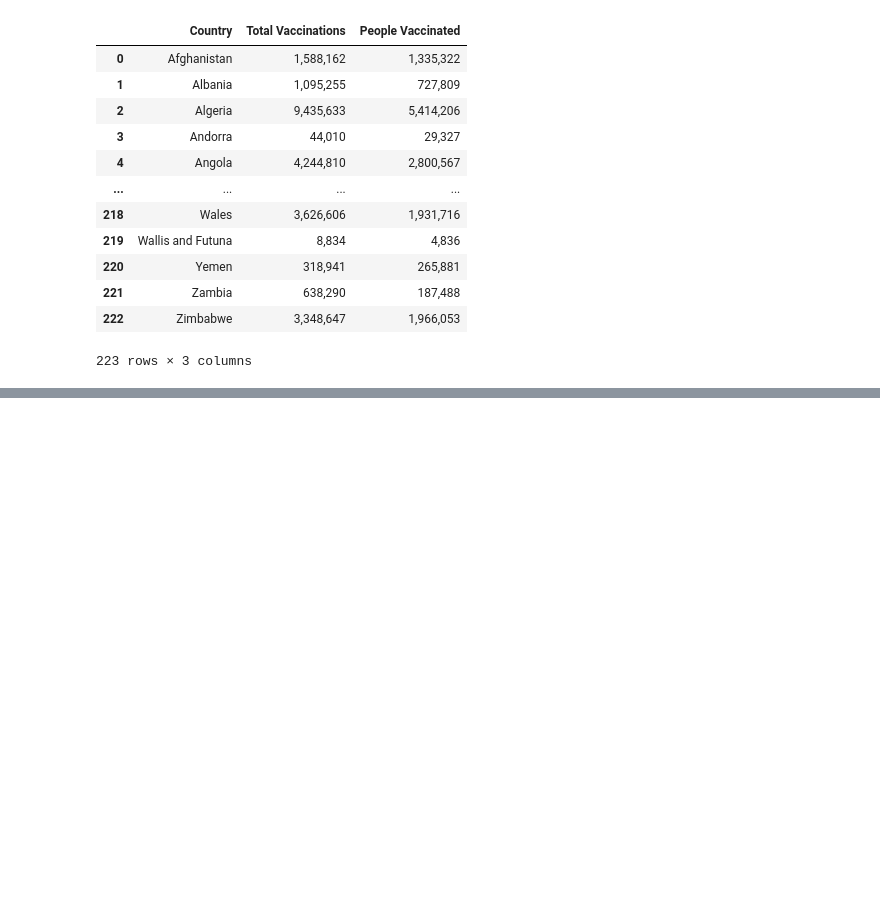
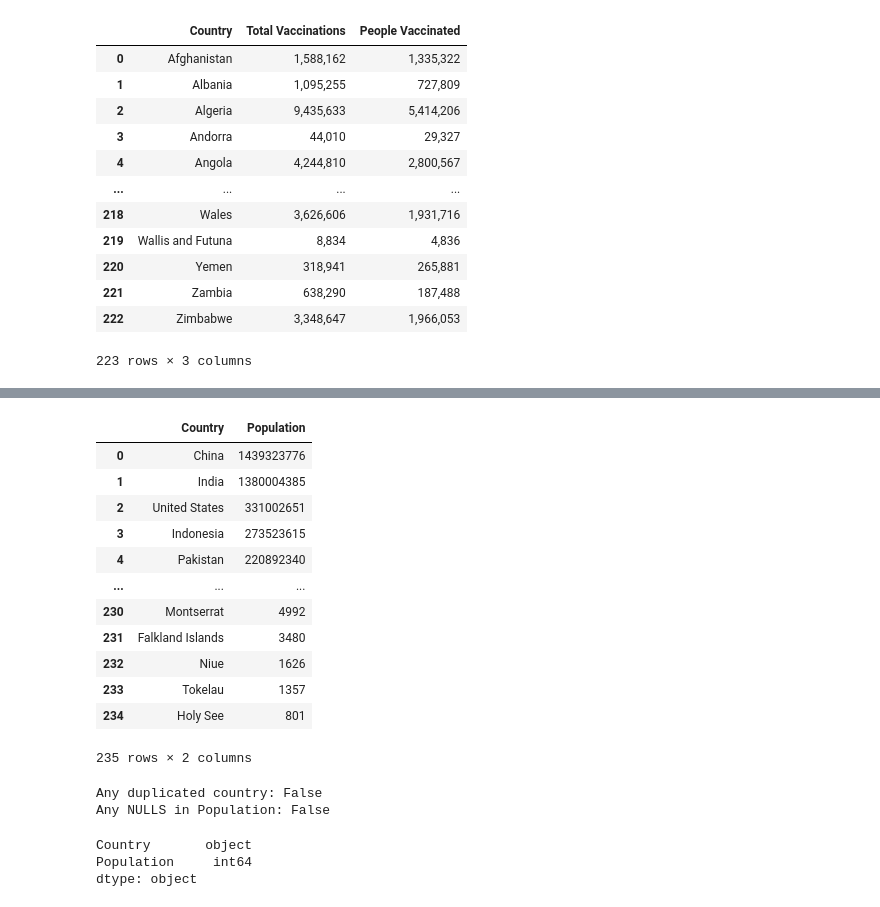
Before and after one commit to atabbalat/DSC540, a Jupyter notebook: Term Project/Term_Project_AbedTabbalat.ipynb, the cells around one changed output, grey strips where cells are left out. Saved outputs shown, nothing was run; the diff lists cells and outputs as text; code cells hidden in the pictures; blank space fills up the shorter version.

```diff
--- a/Term Project/Term_Project_AbedTabbalat.ipynb
+++ b/Term Project/Term_Project_AbedTabbalat.ipynb
@@ -143,0 +235,35 @@ HTTPError: HTTP Error 403: Forbidden
+# %%
+# Step 3 is to make sure there are no NA's or N.A (this was visible in the original dataframe).
+# first replacing N.A. (if any) to None to give NaNs that Pandas identify.
+df_web_1.replace('N.A.', None)
+# %% [output]
+|  | Country | Population |
+| 0 | China | 1439323776 |
+| 1 | India | 1380004385 |
+| 2 | United States | 331002651 |
+| 3 | Indonesia | 273523615 |
+| 4 | Pakistan | 220892340 |
+| ... | ... | ... |
+| 230 | Montserrat | 4992 |
+| 231 | Falkland Islands | 3480 |
+| 232 | Niue | 1626 |
+| 233 | Tokelau | 1357 |
+| 234 | Holy See | 801 |
+235 rows × 2 columns
+# %%
+# Checking for NaNs and Duplicates
+print(f'Any duplicated country: {any(df_web_1.duplicated())}')
+print(f'Any NULLS in Population: {df_web_1["Population"].isnull().values.any()}')
+# Result shows no duplicates nor NaNs
+# %% [output]
+Any duplicated country: False
+Any NULLS in Population: False
+# %%
+# Step 4 updating the Population column format
+# Population column not being formatted and this is because is set as int and will convert to float
+# first step is to use dtypes on the dataframe to determine which columns needs to be changed
+df_web_1.dtypes
+# %% [output]
+Country       object
+Population     int64
+dtype: object
```
Also changed, not shown: parts of 11 cells of this notebook.
